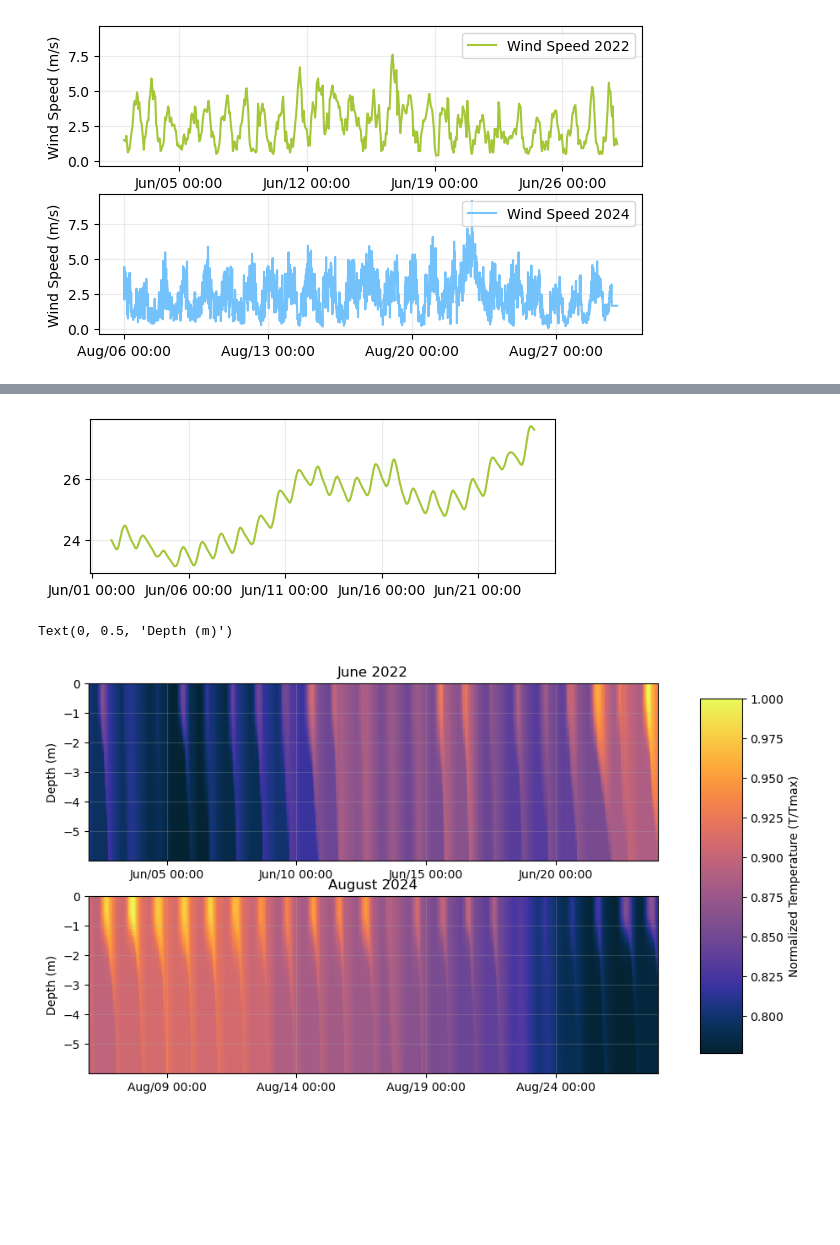
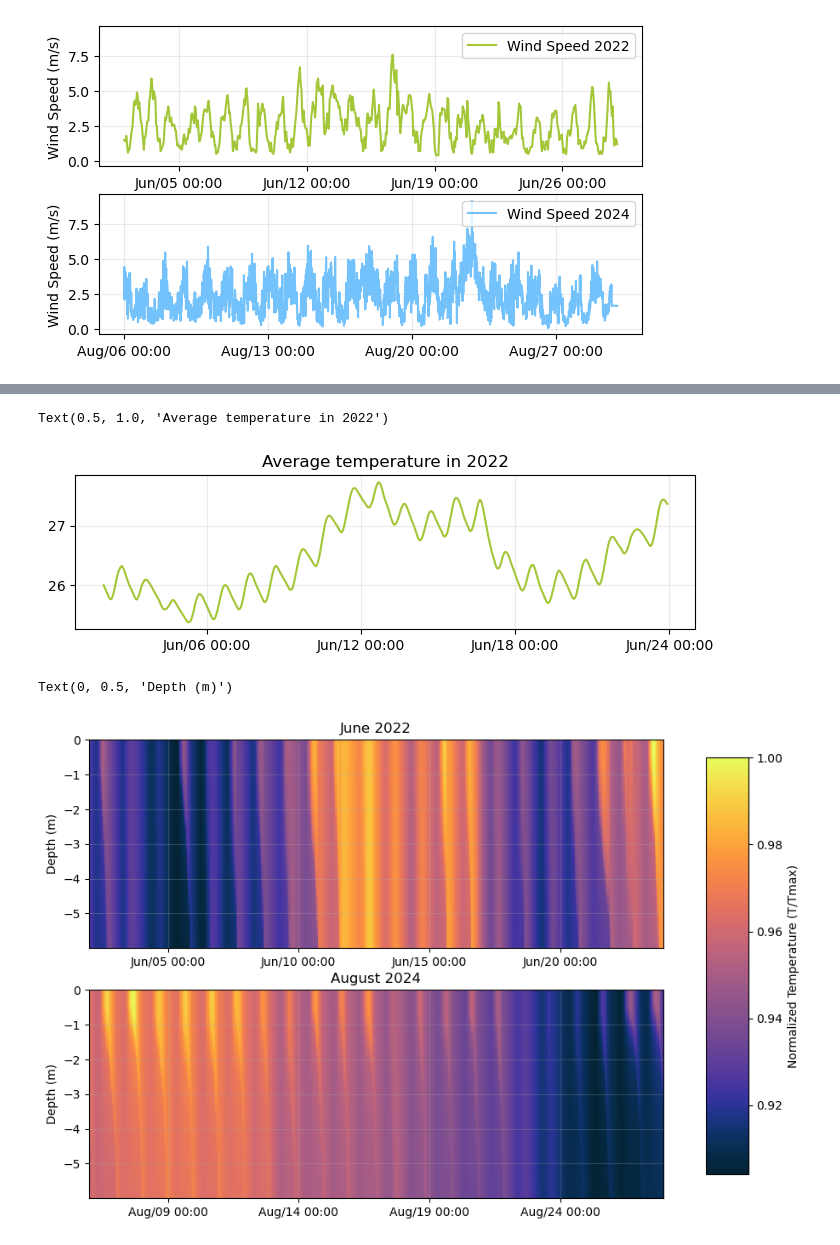
Before and after one commit to sienna-white/1D_JL_Turbulence_Model, a Jupyter notebook: compare_years.ipynb, the cells around one changed output, grey strips where cells are left out. Cells and saved outputs as stored; diff of their text form; code cells hidden in the pictures; blank space fills up the shorter version.

```diff
--- a/compare_years.ipynb
+++ b/compare_years.ipynb
@@ -20,40 +20,12 @@ class ModelResult:
         self.dates = self.dates[0:self.nt]
         print("There are %d saved profiles in this model..." % self.nt)
 
-
 isave = 360
-
-# model = xr.open_dataset("2024.nc")
-
-
-# Format days
-# start_day = 6
-# end_day   = 30
-# start_date = "2024-08-%02d 00:00" % start_day
-# end_date   = "2024-08-%02d 00:00" % end_day
-# nt = len(model.time.values)
-# dates = pd.date_range(start_date, end_date, freq="10s")
-# dates = dates[::isave]
-# dates = dates[0:nt]
 
 colors = ["#a4c639", "#73c2fb", "#d1001c"]
 
-
-m2022 = ModelResult("2022.nc", "2022-06-02 00:00", "2022-06-29 00:00", isave)
-m2024 = ModelResult("2024_2.nc", "2024-08-06 00:00", "2024-08-30 00:00", isave)
-
-def format_date_ax(ax, days=2):
-    """Format the x-axis of a plot with date labels."""
-    ax.xaxis.set_major_locator(mdates.DayLocator(interval=days))
-    ax.xaxis.set_major_formatter(mdates.DateFormatter("%b/%d %H:%M"))
-    ax.grid(alpha=0.25, which="both")
-    # plt.setp(ax.get_xticklabels(), rotation=10, ha='right')
-
-def add_colorbar(fig, c):
-    fig.subplots_adjust(right=0.8)
-    cbar_ax = fig.add_axes([0.85, 0.15, 0.05, 0.7])
-    cb = fig.colorbar(c, cax=cbar_ax, shrink=0.4)
-    return cb
+m2022 = ModelResult("2022_June22_test.nc", "2022-06-02 00:00", "2022-06-29 00:00", isave)
+m2024 = ModelResult("2024_June22_test.nc", "2024-08-06 00:00", "2024-08-30 00:00", isave)
 # %% [output]
 There are 527 saved profiles in this model...
 There are 527 saved profiles in this model...
@@ -93,17 +85,16 @@ for ax in axs:
 # %%
-fig2, ax2 = plt.subplots( figsize=(6, 2))
+fig2, ax2 = plt.subplots( figsize=(8, 2))
 ax2.plot(m2022.dates, m2022.ds['C'].mean(dim='z'), color=colors[0])
-format_date_ax(ax2, days=5)
+format_date_ax(ax2, days=6)
+ax2.set_title("Average temperature in 2022")
 # %% [output]
+Text(0.5, 1.0, 'Average temperature in 2022')
-[figure, old version]
+[figure, new version]
 # %%
-fig, axs = plt.subplots(figsize=(10, 6), nrows=2, sharey=True, sharex=False)
+fig, axs = plt.subplots(figsize=(10, 7), nrows=2, sharey=True, sharex=False)
 
 maxC = max(m2022.ds['C'].values.ravel())
-
 c1 = axs[0].pcolormesh(m2022.dates,-m2022.ds.z, m2022.ds['C'].values.T/maxC,  cmap=cmo.cm.thermal) #, vmin=10, vmax=30)#, vmin=24, vmax=32) #, vmin=1.5e-7, vmax=1.5e-7)
-
-# plt.colorbar(c, shrink=0.8)
 
 maxC = max(m2024.ds['C'].values.ravel())
 c = axs[1].pcolormesh(m2024.dates,-m2024.ds.z, m2024.ds['C'].values.T/maxC,  cmap=cmo.cm.thermal) #, vmin=24, vmax=32) #, vmin=1.5e-7, vmax=1.5e-7)
@@ -116,9 +107,11 @@ axs[0].set_title('June 2022')
 axs[1].set_title('August 2024')
 axs[0].set_ylabel('Depth (m)')
 axs[1].set_ylabel('Depth (m)')
+
+# plt.tight_layout()
 # %% [output]
 Text(0, 0.5, 'Depth (m)')
-[figure, old version]
+[figure, new version]
 # %%
 fig, axs = plt.subplots(figsize=(10, 6), nrows=2, sharey=True, sharex=False)
 
```
Also changed, not shown: parts of 17 cells of this notebook, 4 other files.
